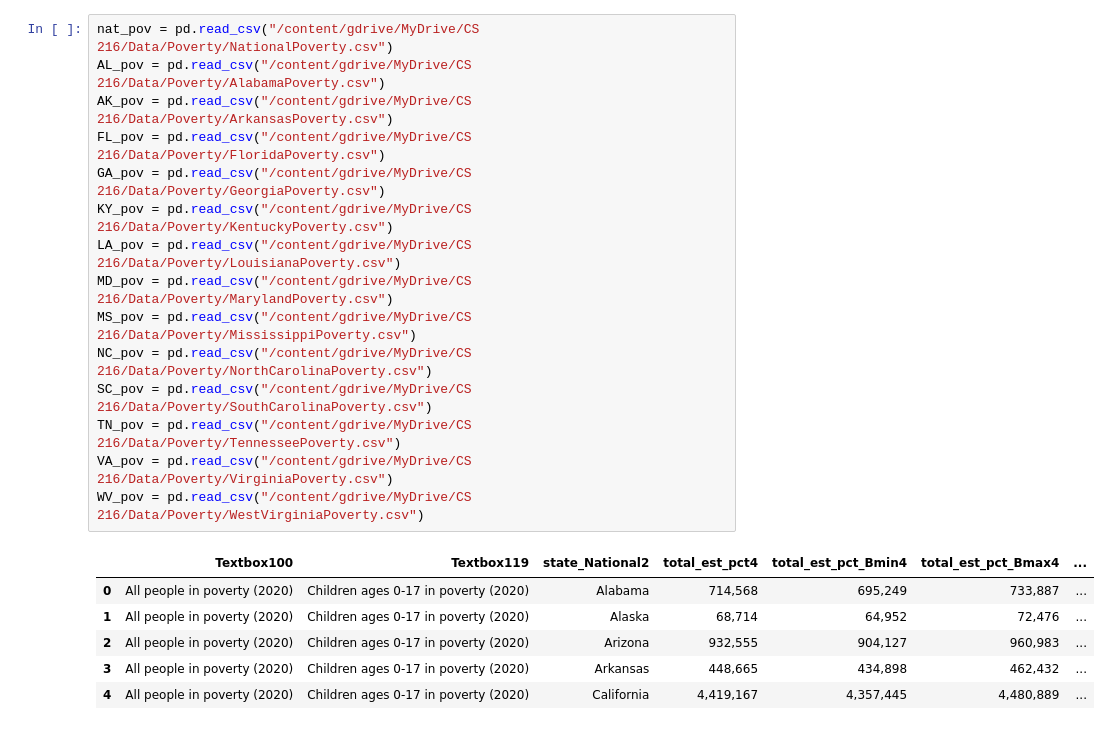
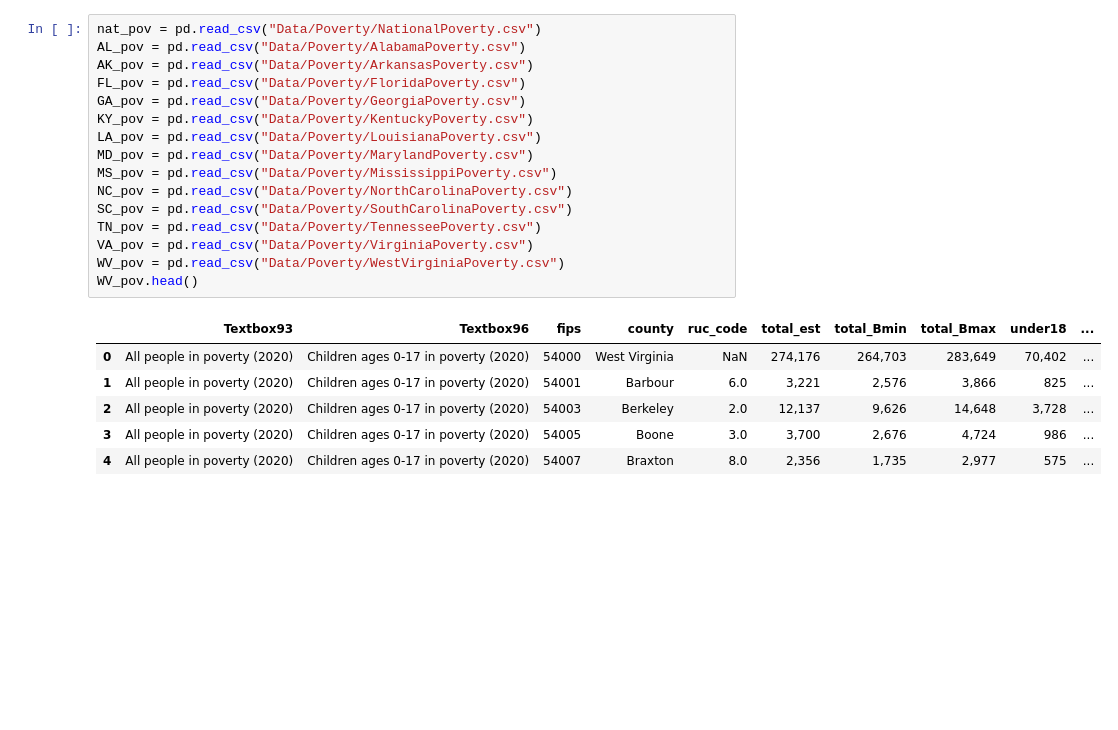
Before and after one commit to donovannickol/cs216project, a Jupyter notebook: CS_216_Project_Exploratory_Notebook.ipynb, the cells around one changed output. Drawn from its saved outputs; the diff is of its cells as text; blank space fills up the shorter version.

Commit message:
fixed file paths and added data

```diff
--- a/CS_216_Project_Exploratory_Notebook.ipynb
+++ b/CS_216_Project_Exploratory_Notebook.ipynb
@@ -76,23 +71,24 @@ SyntaxError: ignored
 # %%
-nat_pov = pd.read_csv("/content/gdrive/MyDrive/CS 216/Data/Poverty/NationalPoverty.csv")
-AL_pov = pd.read_csv("/content/gdrive/MyDrive/CS 216/Data/Poverty/AlabamaPoverty.csv")
-AK_pov = pd.read_csv("/content/gdrive/MyDrive/CS 216/Data/Poverty/ArkansasPoverty.csv")
-FL_pov = pd.read_csv("/content/gdrive/MyDrive/CS 216/Data/Poverty/FloridaPoverty.csv")
-GA_pov = pd.read_csv("/content/gdrive/MyDrive/CS 216/Data/Poverty/GeorgiaPoverty.csv")
-KY_pov = pd.read_csv("/content/gdrive/MyDrive/CS 216/Data/Poverty/KentuckyPoverty.csv")
-LA_pov = pd.read_csv("/content/gdrive/MyDrive/CS 216/Data/Poverty/LouisianaPoverty.csv")
-MD_pov = pd.read_csv("/content/gdrive/MyDrive/CS 216/Data/Poverty/MarylandPoverty.csv")
-MS_pov = pd.read_csv("/content/gdrive/MyDrive/CS 216/Data/Poverty/MississippiPoverty.csv")
-NC_pov = pd.read_csv("/content/gdrive/MyDrive/CS 216/Data/Poverty/NorthCarolinaPoverty.csv")
-SC_pov = pd.read_csv("/content/gdrive/MyDrive/CS 216/Data/Poverty/SouthCarolinaPoverty.csv")
-TN_pov = pd.read_csv("/content/gdrive/MyDrive/CS 216/Data/Poverty/TennesseePoverty.csv")
-VA_pov = pd.read_csv("/content/gdrive/MyDrive/CS 216/Data/Poverty/VirginiaPoverty.csv")
-WV_pov = pd.read_csv("/content/gdrive/MyDrive/CS 216/Data/Poverty/WestVirginiaPoverty.csv")
+nat_pov = pd.read_csv("Data/Poverty/NationalPoverty.csv")
+AL_pov = pd.read_csv("Data/Poverty/AlabamaPoverty.csv")
+AK_pov = pd.read_csv("Data/Poverty/ArkansasPoverty.csv")
+FL_pov = pd.read_csv("Data/Poverty/FloridaPoverty.csv")
+GA_pov = pd.read_csv("Data/Poverty/GeorgiaPoverty.csv")
+KY_pov = pd.read_csv("Data/Poverty/KentuckyPoverty.csv")
+LA_pov = pd.read_csv("Data/Poverty/LouisianaPoverty.csv")
+MD_pov = pd.read_csv("Data/Poverty/MarylandPoverty.csv")
+MS_pov = pd.read_csv("Data/Poverty/MississippiPoverty.csv")
+NC_pov = pd.read_csv("Data/Poverty/NorthCarolinaPoverty.csv")
+SC_pov = pd.read_csv("Data/Poverty/SouthCarolinaPoverty.csv")
+TN_pov = pd.read_csv("Data/Poverty/TennesseePoverty.csv")
+VA_pov = pd.read_csv("Data/Poverty/VirginiaPoverty.csv")
+WV_pov = pd.read_csv("Data/Poverty/WestVirginiaPoverty.csv")
+WV_pov.head()
 # %% [output]
-|  | Textbox100 | Textbox119 | state_National2 | total_est_pct4 | total_est_pct_Bmin4 | total_est_pct_Bmax4 | ... |
-| 0 | All people in poverty (2020) | Children ages 0-17 in poverty (2020) | Alabama | 714,568 | 695,249 | 733,887 | ... |
-| 1 | All people in poverty (2020) | Children ages 0-17 in poverty (2020) | Alaska | 68,714 | 64,952 | 72,476 | ... |
-| 2 | All people in poverty (2020) | Children ages 0-17 in poverty (2020) | Arizona | 932,555 | 904,127 | 960,983 | ... |
-| 3 | All people in poverty (2020) | Children ages 0-17 in poverty (2020) | Arkansas | 448,665 | 434,898 | 462,432 | ... |
-| 4 | All people in poverty (2020) | Children ages 0-17 in poverty (2020) | California | 4,419,167 | 4,357,445 | 4,480,889 | ... |
+|  | Textbox93 | Textbox96 | fips | county | ruc_code | total_est | total_Bmin | total_Bmax | under18 | ... |
+| 0 | All people in poverty (2020) | Children ages 0-17 in poverty (2020) | 54000 | West Virginia | NaN | 274,176 | 264,703 | 283,649 | 70,402 | ... |
+| 1 | All people in poverty (2020) | Children ages 0-17 in poverty (2020) | 54001 | Barbour | 6.0 | 3,221 | 2,576 | 3,866 | 825 | ... |
+| 2 | All people in poverty (2020) | Children ages 0-17 in poverty (2020) | 54003 | Berkeley | 2.0 | 12,137 | 9,626 | 14,648 | 3,728 | ... |
+| 3 | All people in poverty (2020) | Children ages 0-17 in poverty (2020) | 54005 | Boone | 3.0 | 3,700 | 2,676 | 4,724 | 986 | ... |
+| 4 | All people in poverty (2020) | Children ages 0-17 in poverty (2020) | 54007 | Braxton | 8.0 | 2,356 | 1,735 | 2,977 | 575 | ... |
 # %%
```
Also changed, not shown: parts of 5 cells of this notebook, 55 other files.
